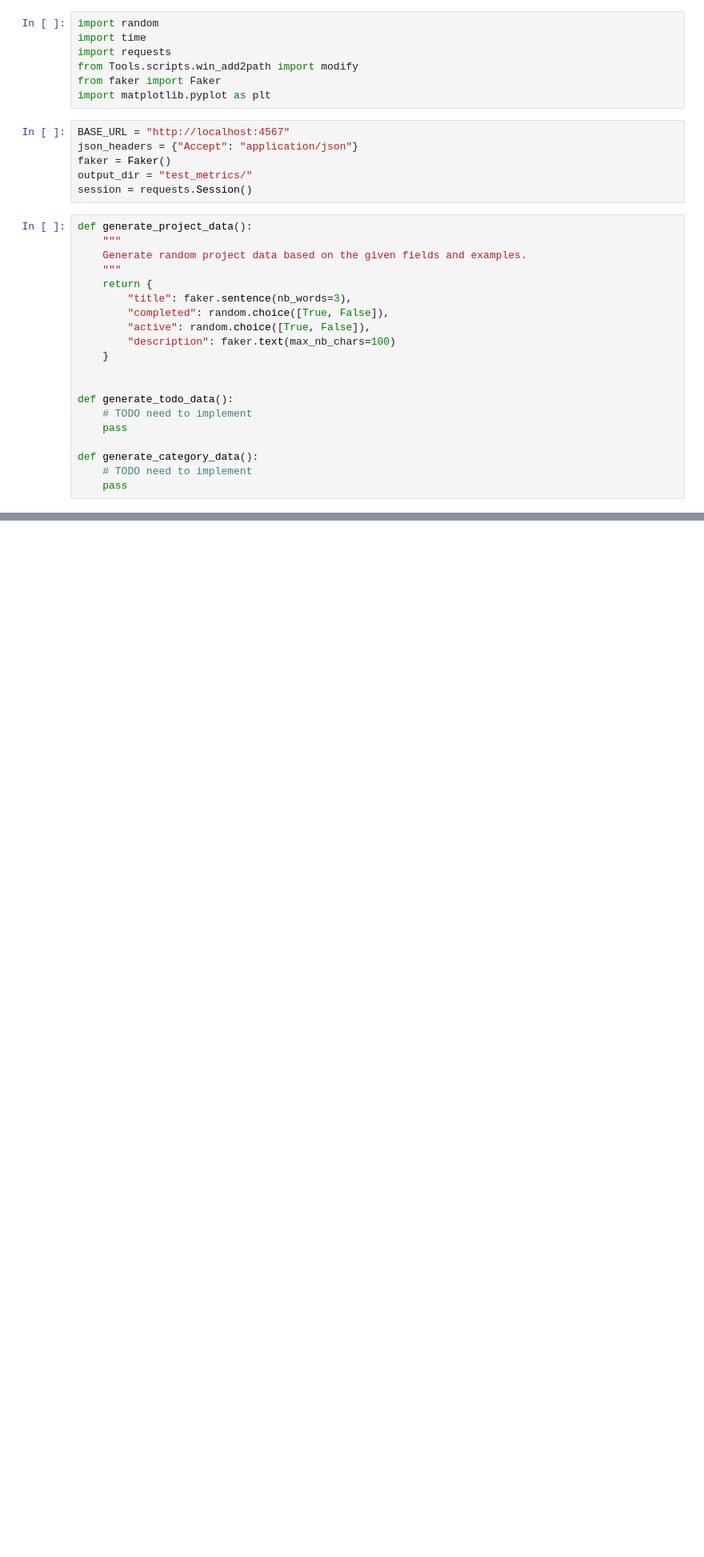
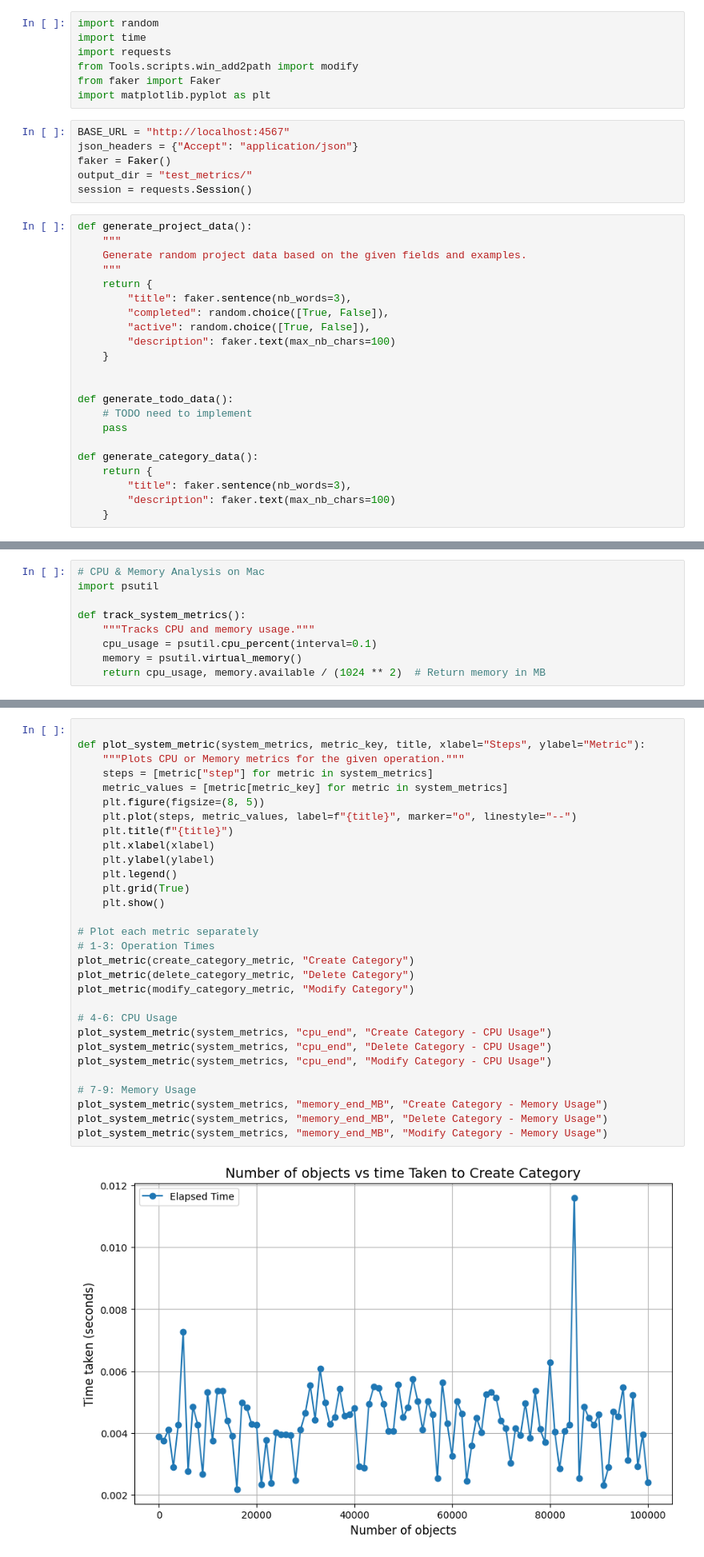
Before and after one commit to PhanTTKhai/ECSE-429, a Jupyter notebook: perfomance_test.ipynb, the cells around one changed output, grey strips where cells are left out. Shown at 80% size. Cells and saved outputs as stored; diff of their text form; blank space fills up the shorter version.

```diff
--- a/perfomance_test.ipynb
+++ b/perfomance_test.ipynb
@@ -31,8 +31,10 @@ def generate_todo_data():
     pass
 
 def generate_category_data():
-    # TODO need to implement
-    pass
+    return {
+        "title": faker.sentence(nb_words=3),
+        "description": faker.text(max_nb_chars=100)
+    }
 # %%
 def create_random_projects(num_projects):
     """
@@ -197,0 +271,9 @@ plot_metric(modify_project_metric, "modify project")
+# %%
+# CPU & Memory Analysis on Mac
+import psutil
+
+def track_system_metrics():
+    """Tracks CPU and memory usage."""
+    cpu_usage = psutil.cpu_percent(interval=0.1)
+    memory = psutil.virtual_memory()
+    return cpu_usage, memory.available / (1024 ** 2)  # Return memory in MB
@@ -197,0 +337,32 @@ plot_metric(modify_project_metric, "modify project")
+# %%
+
+def plot_system_metric(system_metrics, metric_key, title, xlabel="Steps", ylabel="Metric"):
+    """Plots CPU or Memory metrics for the given operation."""
+    steps = [metric["step"] for metric in system_metrics]
+    metric_values = [metric[metric_key] for metric in system_metrics]
+    plt.figure(figsize=(8, 5))
+    plt.plot(steps, metric_values, label=f"{title}", marker="o", linestyle="--")
+    plt.title(f"{title}")
+    plt.xlabel(xlabel)
+    plt.ylabel(ylabel)
+    plt.legend()
+    plt.grid(True)
+    plt.show()
+
+# Plot each metric separately
+# 1-3: Operation Times
+plot_metric(create_category_metric, "Create Category")
+plot_metric(delete_category_metric, "Delete Category")
+plot_metric(modify_category_metric, "Modify Category")
+
+# 4-6: CPU Usage
+plot_system_metric(system_metrics, "cpu_end", "Create Category - CPU Usage")
+plot_system_metric(system_metrics, "cpu_end", "Delete Category - CPU Usage")
+plot_system_metric(system_metrics, "cpu_end", "Modify Category - CPU Usage")
+
+# 7-9: Memory Usage
+plot_system_metric(system_metrics, "memory_end_MB", "Create Category - Memory Usage")
+plot_system_metric(system_metrics, "memory_end_MB", "Delete Category - Memory Usage")
+plot_system_metric(system_metrics, "memory_end_MB", "Modify Category - Memory Usage")
+# %% [output]
+[figure, added]
```
Also changed, not shown: parts of 9 cells of this notebook.
